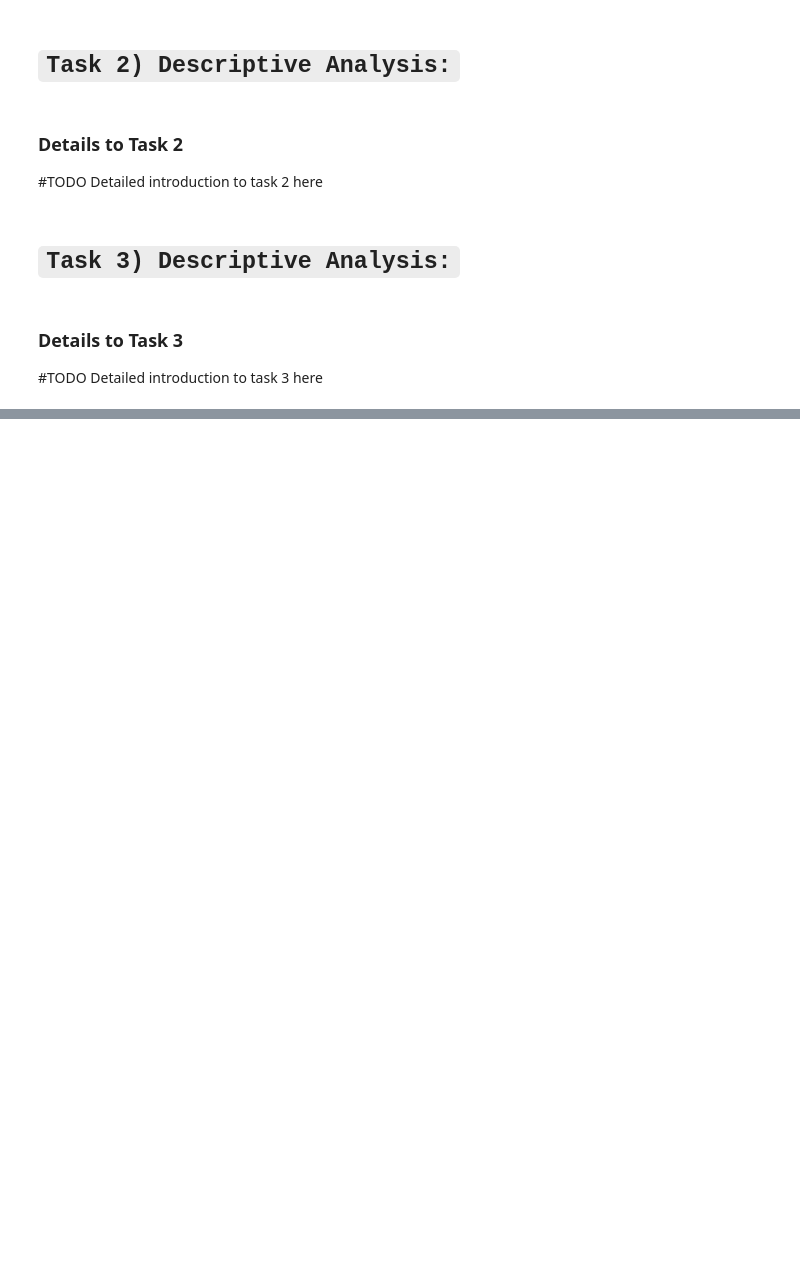
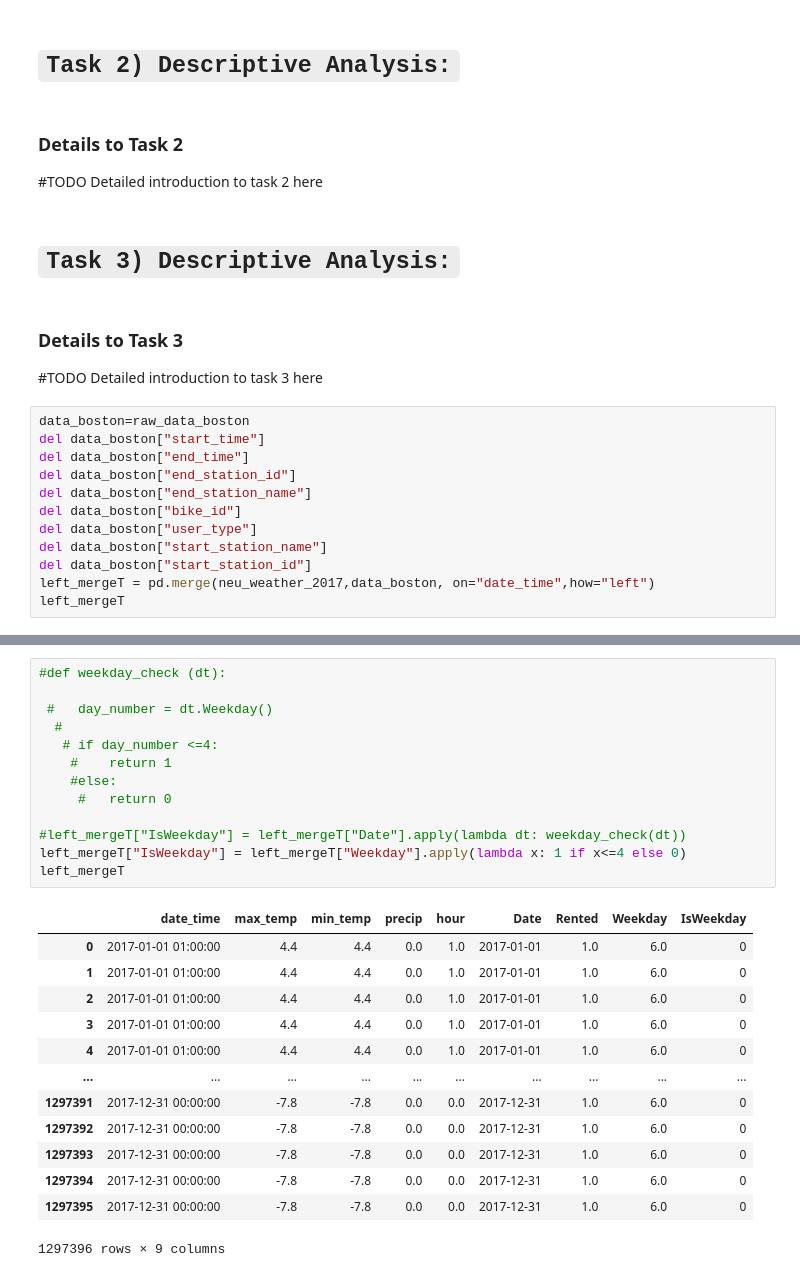
Before and after one commit to NiklasNesseler/ProjectNotFound, a Jupyter notebook: DSML_GroupProject_Boston2017.ipynb, the cells around one changed output, grey strips where cells are left out. Drawn from its saved outputs; the diff is of its cells as text; blank space fills up the shorter version.

```diff
--- a/DSML_GroupProject_Boston2017.ipynb
+++ b/DSML_GroupProject_Boston2017.ipynb
@@ -584,3 +606,15 @@ Detailed introduction to task 2 here
 ### Details to Task 3
 #TODO
 Detailed introduction to task 3 here
+# %%
+data_boston=raw_data_boston
+del data_boston["start_time"]
+del data_boston["end_time"]
+del data_boston["end_station_id"]
+del data_boston["end_station_name"]
+del data_boston["bike_id"]
+del data_boston["user_type"]
+del data_boston["start_station_name"]
+del data_boston["start_station_id"]
+left_mergeT = pd.merge(neu_weather_2017,data_boston, on="date_time",how="left")
+left_mergeT
@@ -586,0 +635,27 @@ Detailed introduction to task 3 here
+# %%
+#def weekday_check (dt):
+
+ #   day_number = dt.Weekday()
+  #
+   # if day_number <=4:
+    #    return 1
+    #else:
+     #   return 0
+
+#left_mergeT["IsWeekday"] = left_mergeT["Date"].apply(lambda dt: weekday_check(dt))
+left_mergeT["IsWeekday"] = left_mergeT["Weekday"].apply(lambda x: 1 if x<=4 else 0)
+left_mergeT
+# %% [output]
+|  | date_time | max_temp | min_temp | precip | hour | Date | Rented | Weekday | IsWeekday |
+| 0 | 2017-01-01 01:00:00 | 4.4 | 4.4 | 0.0 | 1.0 | 2017-01-01 | 1.0 | 6.0 | 0 |
+| 1 | 2017-01-01 01:00:00 | 4.4 | 4.4 | 0.0 | 1.0 | 2017-01-01 | 1.0 | 6.0 | 0 |
+| 2 | 2017-01-01 01:00:00 | 4.4 | 4.4 | 0.0 | 1.0 | 2017-01-01 | 1.0 | 6.0 | 0 |
+| 3 | 2017-01-01 01:00:00 | 4.4 | 4.4 | 0.0 | 1.0 | 2017-01-01 | 1.0 | 6.0 | 0 |
+| 4 | 2017-01-01 01:00:00 | 4.4 | 4.4 | 0.0 | 1.0 | 2017-01-01 | 1.0 | 6.0 | 0 |
+| ... | ... | ... | ... | ... | ... | ... | ... | ... | ... |
+| 1297391 | 2017-12-31 00:00:00 | -7.8 | -7.8 | 0.0 | 0.0 | 2017-12-31 | 1.0 | 6.0 | 0 |
+| 1297392 | 2017-12-31 00:00:00 | -7.8 | -7.8 | 0.0 | 0.0 | 2017-12-31 | 1.0 | 6.0 | 0 |
+| 1297393 | 2017-12-31 00:00:00 | -7.8 | -7.8 | 0.0 | 0.0 | 2017-12-31 | 1.0 | 6.0 | 0 |
+| 1297394 | 2017-12-31 00:00:00 | -7.8 | -7.8 | 0.0 | 0.0 | 2017-12-31 | 1.0 | 6.0 | 0 |
+| 1297395 | 2017-12-31 00:00:00 | -7.8 | -7.8 | 0.0 | 0.0 | 2017-12-31 | 1.0 | 6.0 | 0 |
+1297396 rows × 9 columns
```
Also changed, not shown: parts of 33 cells of this notebook.
